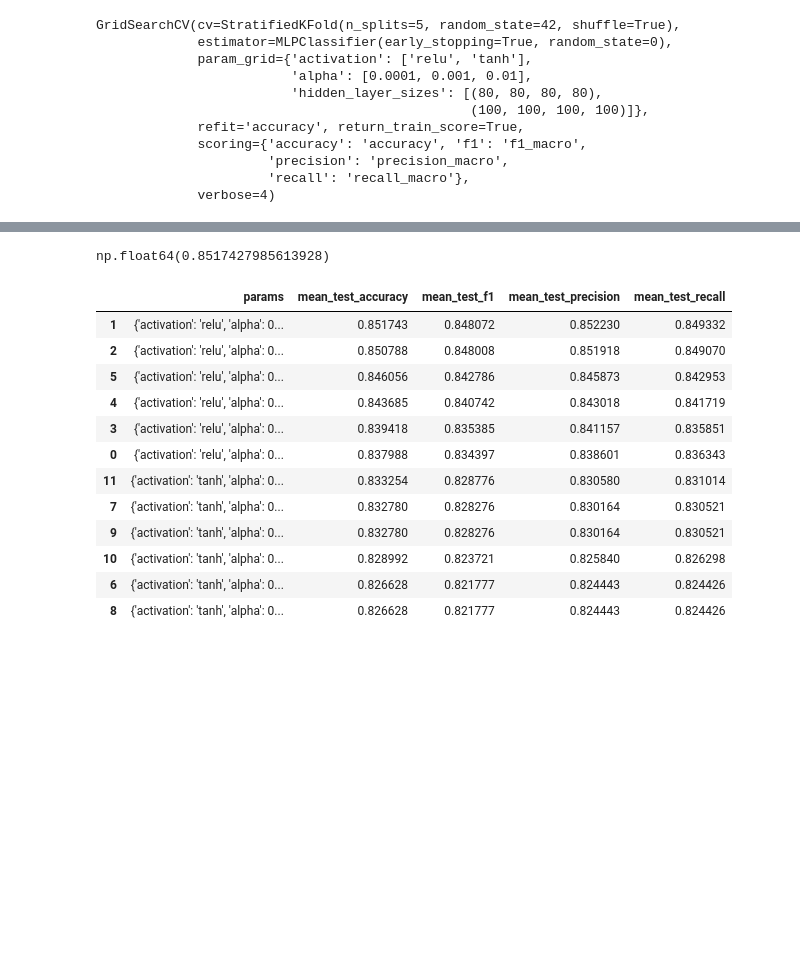
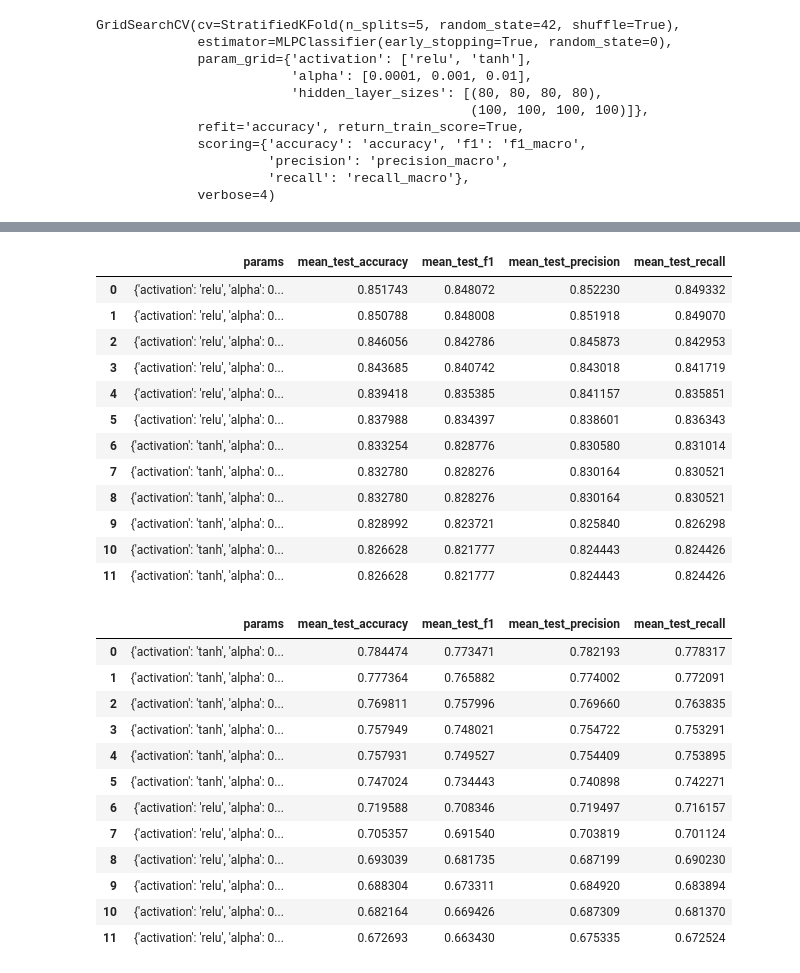
Before and after one commit to MilySierra/Estimation-of-Obesity-Levels-Model, a Jupyter notebook: estimation.ipynb, the cells around one changed output, grey strips where cells are left out. Cells and saved outputs as stored; diff of their text form; code cells hidden in the pictures; blank space fills up the shorter version.

```diff
--- a/estimation.ipynb
+++ b/estimation.ipynb
@@ -1250,7 +1206,7 @@ for (nombre, (X_train, X_test, y_train, y_test)), modelo_grid in zip(subconjunto
     df_resultados = pd.DataFrame(resultados).sort_values(
         by=['acc_test', 'recall_test', 'f1_test', 'precision_test'],
         ascending=[False, False, False, False]
-    )
+    ).reset_index(drop=True)
     print(f"Subconjunto: {nombre}")
     display(df_resultados)
     finales.append(df_resultados)
@@ -1285,6 +1247,7 @@ Name: 0, dtype: float64
 for i in finales:
     tabla_resultados = pd.concat([tabla_resultados,
                         pd.DataFrame([{'Modelo': 'Gradient Boosting',
+                                        'subconjunto': i.iloc[0]['subconjunto'],
                                         'Accuracy': i.iloc[0]['acc_test'],
                                         'Recall': i.iloc[0]['recall_test'],
                                         'F1': i.iloc[0]['f1_test'],
@@ -1369,4 +1352,5 @@ weighted avg       0.74      0.75      0.74       423
 # %%
+#Modelo con subconjunto completo para la optimización de hiperparámetros
 scoring = {
     'accuracy': 'accuracy',
     'f1': 'f1_macro',
@@ -1389,7 +1373,7 @@ grid_parametros = {'hidden_layer_sizes': [
                    }
 
 
-modelo_neuronal_grid = GridSearchCV(estimator=modelo_neuronal,
+modelo_neuronal_grid_1 = GridSearchCV(estimator=modelos_neuronales[0],
                               param_grid=grid_parametros,
                               cv=cv,
                               scoring=scoring,
@@ -1398,7 +1382,7 @@ modelo_neuronal_grid = GridSearchCV(estimator=modelo_neuronal,
                               verbose=4)
 
 
-modelo_neuronal_grid.fit(X_completo, y_completo)
+modelo_neuronal_grid_1.fit(primer_x, y_completo)
 # %% [output]
 Fitting 5 folds for each of 12 candidates, totalling 60 fits
 [CV 1/5] END activation=relu, alpha=0.0001, hidden_layer_sizes=(80, 80, 80, 80); accuracy: (train=0.934, test=0.846) f1: (train=0.933, test=0.841) precision: (train=0.937, test=0.843) recall: (train=0 ...
@@ -1437,33 +1614,46 @@ modelo_neuronal_grid.best_params_
-# %%
-modelo_neuronal_grid.best_score_
-# %% [output]
-np.float64(0.8517427985613928)
 # %%
-resultados = pd.DataFrame(modelo_neuronal_grid.cv_results_)
+modelos = [modelo_neuronal_grid_1, modelo_neuronal_grid_2, modelo_neuronal_grid_3, modelo_neuronal_grid_4]
+finales = []
+for i in modelos:
+    resultados = pd.DataFrame(i.cv_results_)
 
-columnas = [
-    'params',
-    'mean_test_accuracy',
-    'mean_test_f1',
-    'mean_test_precision',
-    'mean_test_recall'
+    columnas = [
+        'params',
+        'mean_test_accuracy',
+        'mean_test_f1',
+        'mean_test_precision',
+        'mean_test_recall'
 ]
 
-resultados[columnas].sort_values(
-    by='mean_test_accuracy',
-    ascending=False
-)
+    display(resultados[columnas].sort_values(
+        by='mean_test_accuracy',
+        ascending=False
+    ).reset_index(drop=True))
+    finales.append(resultados)
 # %% [output]
 |  | params | mean_test_accuracy | mean_test_f1 | mean_test_precision | mean_test_recall |
-| 1 | {'activation': 'relu', 'alpha': 0... | 0.851743 | 0.848072 | 0.852230 | 0.849332 |
-| 2 | {'activation': 'relu', 'alpha': 0... | 0.850788 | 0.848008 | 0.851918 | 0.849070 |
-| 5 | {'activation': 'relu', 'alpha': 0... | 0.846056 | 0.842786 | 0.845873 | 0.842953 |
-| 4 | {'activation': 'relu', 'alpha': 0... | 0.843685 | 0.840742 | 0.843018 | 0.841719 |
-| 3 | {'activation': 'relu', 'alpha': 0... | 0.839418 | 0.835385 | 0.841157 | 0.835851 |
-| 0 | {'activation': 'relu', 'alpha': 0... | 0.837988 | 0.834397 | 0.838601 | 0.836343 |
-| 11 | {'activation': 'tanh', 'alpha': 0... | 0.833254 | 0.828776 | 0.830580 | 0.831014 |
+| 0 | {'activation': 'relu', 'alpha': 0... | 0.851743 | 0.848072 | 0.852230 | 0.849332 |
+| 1 | {'activation': 'relu', 'alpha': 0... | 0.850788 | 0.848008 | 0.851918 | 0.849070 |
+| 2 | {'activation': 'relu', 'alpha': 0... | 0.846056 | 0.842786 | 0.845873 | 0.842953 |
+| 3 | {'activation': 'relu', 'alpha': 0... | 0.843685 | 0.840742 | 0.843018 | 0.841719 |
+| 4 | {'activation': 'relu', 'alpha': 0... | 0.839418 | 0.835385 | 0.841157 | 0.835851 |
+| 5 | {'activation': 'relu', 'alpha': 0... | 0.837988 | 0.834397 | 0.838601 | 0.836343 |
+| 6 | {'activation': 'tanh', 'alpha': 0... | 0.833254 | 0.828776 | 0.830580 | 0.831014 |
 | 7 | {'activation': 'tanh', 'alpha': 0... | 0.832780 | 0.828276 | 0.830164 | 0.830521 |
-| 9 | {'activation': 'tanh', 'alpha': 0... | 0.832780 | 0.828276 | 0.830164 | 0.830521 |
-| 10 | {'activation': 'tanh', 'alpha': 0... | 0.828992 | 0.823721 | 0.825840 | 0.826298 |
-| 6 | {'activation': 'tanh', 'alpha': 0... | 0.826628 | 0.821777 | 0.824443 | 0.824426 |
-| 8 | {'activation': 'tanh', 'alpha': 0... | 0.826628 | 0.821777 | 0.824443 | 0.824426 |
+| 8 | {'activation': 'tanh', 'alpha': 0... | 0.832780 | 0.828276 | 0.830164 | 0.830521 |
+| 9 | {'activation': 'tanh', 'alpha': 0... | 0.828992 | 0.823721 | 0.825840 | 0.826298 |
+| 10 | {'activation': 'tanh', 'alpha': 0... | 0.826628 | 0.821777 | 0.824443 | 0.824426 |
+| 11 | {'activation': 'tanh', 'alpha': 0... | 0.826628 | 0.821777 | 0.824443 | 0.824426 |
+|  | params | mean_test_accuracy | mean_test_f1 | mean_test_precision | mean_test_recall |
+| 0 | {'activation': 'tanh', 'alpha': 0... | 0.784474 | 0.773471 | 0.782193 | 0.778317 |
+| 1 | {'activation': 'tanh', 'alpha': 0... | 0.777364 | 0.765882 | 0.774002 | 0.772091 |
+| 2 | {'activation': 'tanh', 'alpha': 0... | 0.769811 | 0.757996 | 0.769660 | 0.763835 |
+| 3 | {'activation': 'tanh', 'alpha': 0... | 0.757949 | 0.748021 | 0.754722 | 0.753291 |
+| 4 | {'activation': 'tanh', 'alpha': 0... | 0.757931 | 0.749527 | 0.754409 | 0.753895 |
+| 5 | {'activation': 'tanh', 'alpha': 0... | 0.747024 | 0.734443 | 0.740898 | 0.742271 |
+| 6 | {'activation': 'relu', 'alpha': 0... | 0.719588 | 0.708346 | 0.719497 | 0.716157 |
+| 7 | {'activation': 'relu', 'alpha': 0... | 0.705357 | 0.691540 | 0.703819 | 0.701124 |
+| 8 | {'activation': 'relu', 'alpha': 0... | 0.693039 | 0.681735 | 0.687199 | 0.690230 |
+| 9 | {'activation': 'relu', 'alpha': 0... | 0.688304 | 0.673311 | 0.684920 | 0.683894 |
+| 10 | {'activation': 'relu', 'alpha': 0... | 0.682164 | 0.669426 | 0.687309 | 0.681370 |
+| 11 | {'activation': 'relu', 'alpha': 0... | 0.672693 | 0.663430 | 0.675335 | 0.672524 |
```
Also changed, not shown: parts of 19 cells of this notebook.
